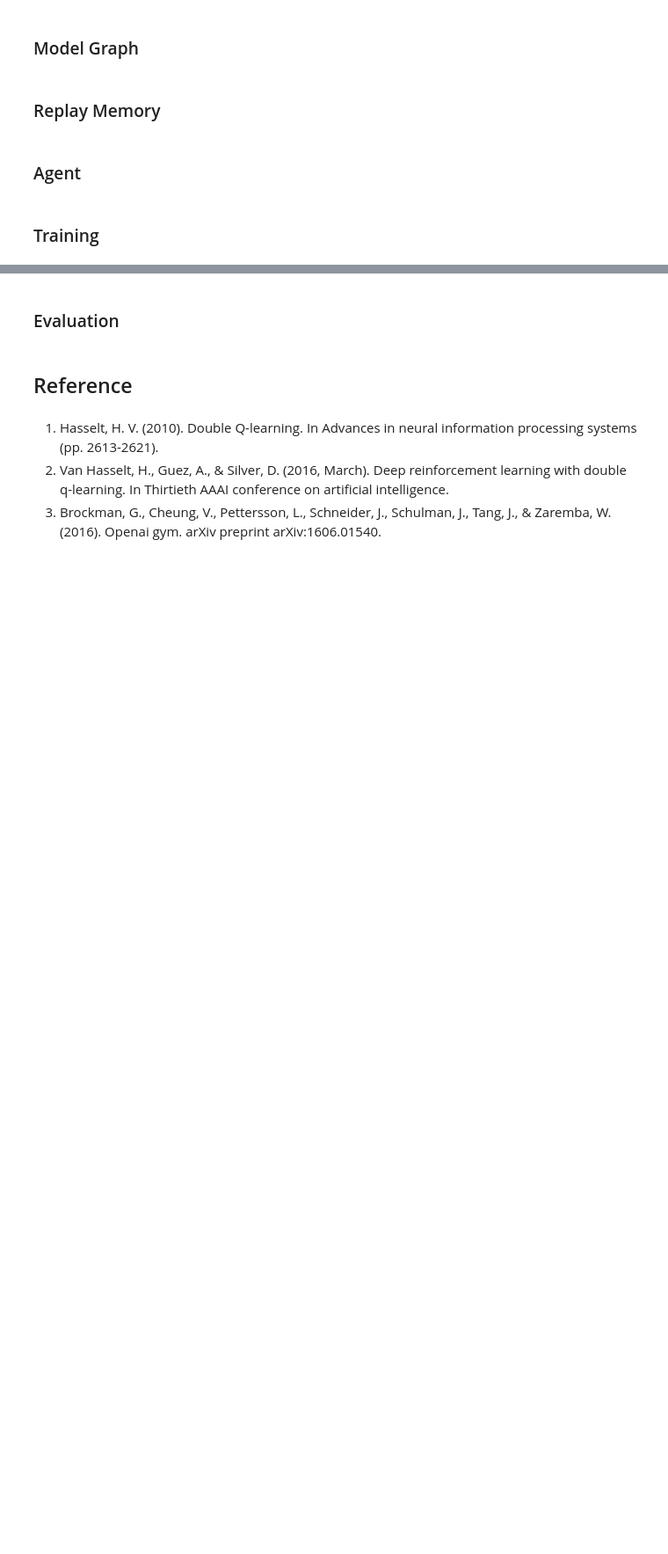
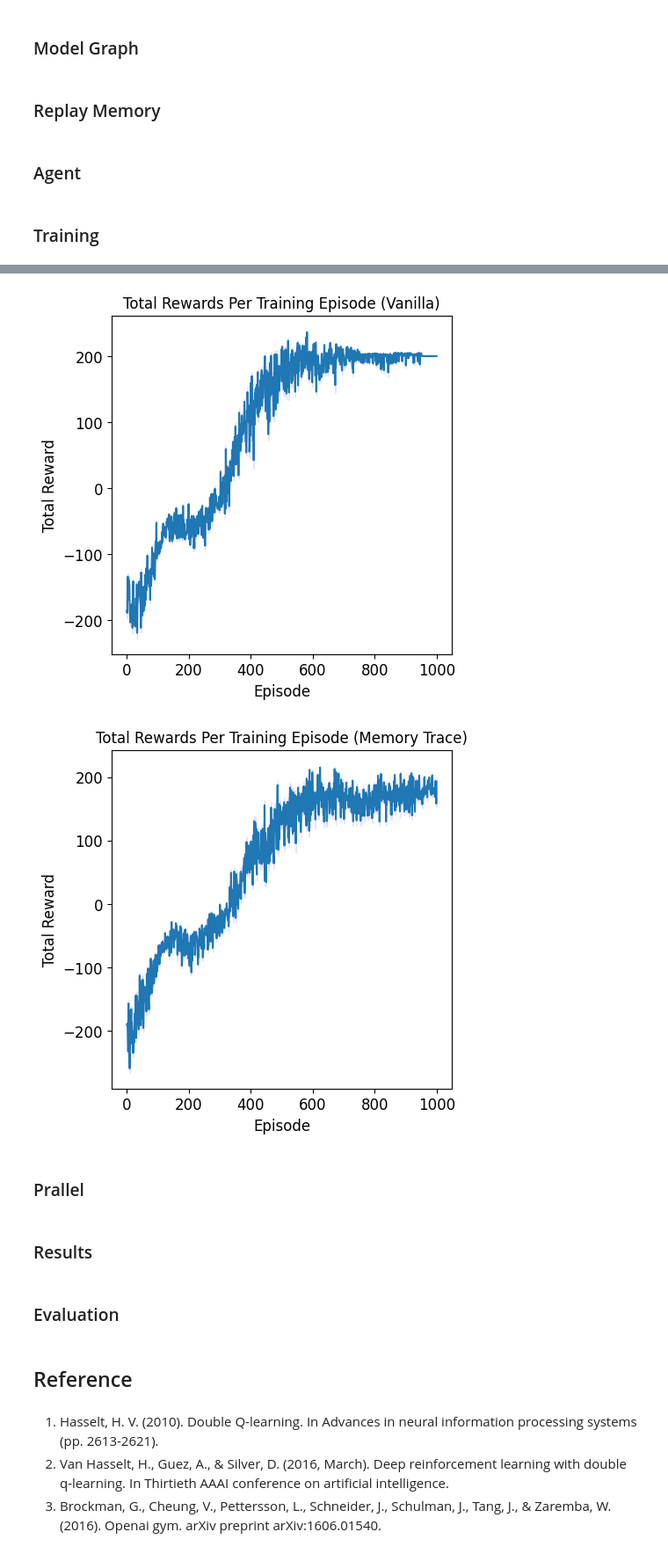
Before and after one commit to yazeedMohi/DDQN-Lunar-Lander-master, a Jupyter notebook: main.ipynb, the cells around one changed output, grey strips where cells are left out. Shown at 88% size. Drawn from its saved outputs; the diff is of its cells as text; code cells hidden in the pictures; blank space fills up the shorter version.

```diff
--- a/main.ipynb
+++ b/main.ipynb
@@ -421,0 +554,7 @@ for lambda_decay in [0,0.1]:
+# %%
+plot_saved(20)
+# %% [output]
+[figure, added]
+[figure, added]
+# %% [markdown]
+### Prallel
@@ -421,0 +621,2 @@ for lambda_decay in [0,0.1]:
+# %% [markdown]
+### Results
```
Also changed, not shown: parts of 19 cells of this notebook, 7 other files.
